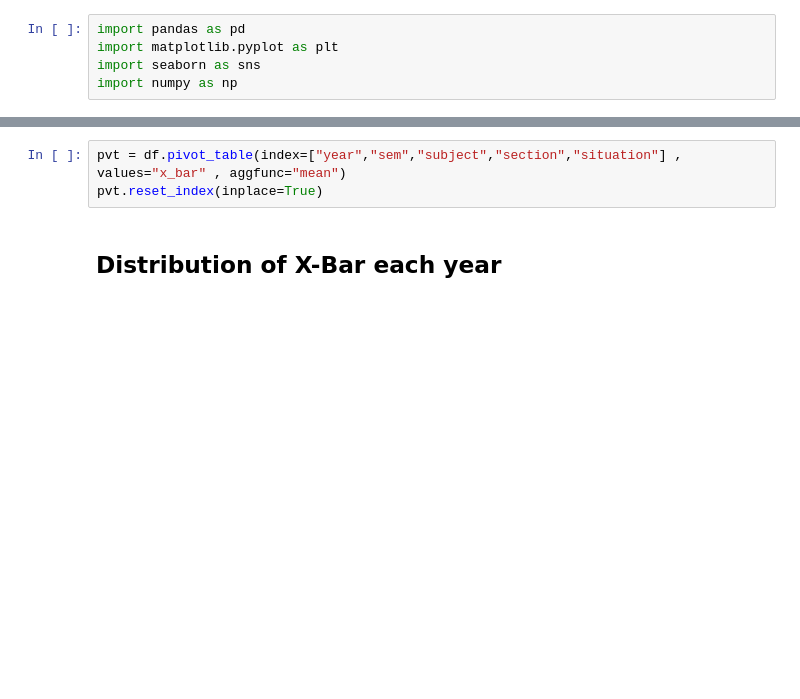
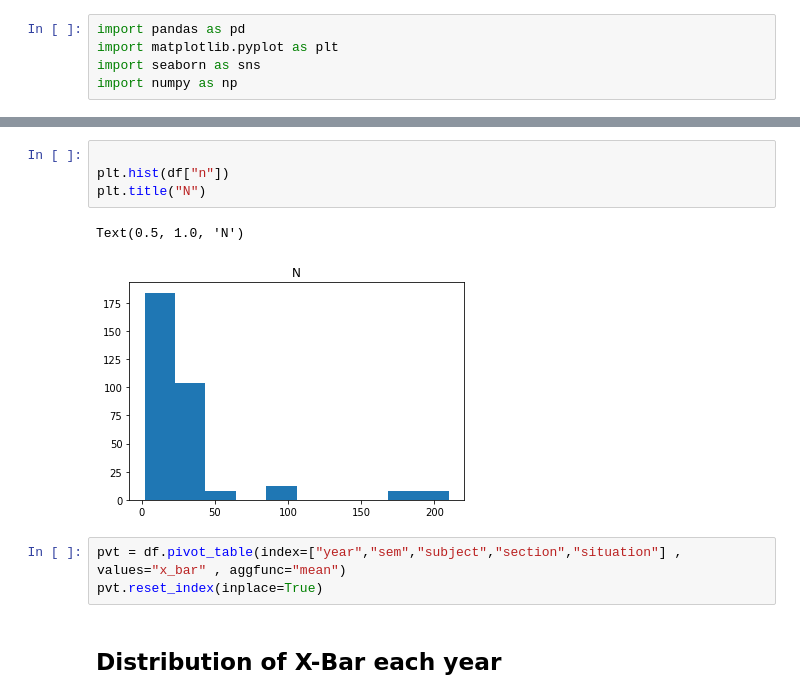
Before and after one commit to sunwasan/DSI200, a Jupyter notebook: 3.exploratory.ipynb, the cells around one changed output, grey strips where cells are left out. Cells and saved outputs as stored; diff of their text form; blank space fills up the shorter version.

```diff
--- a/3.exploratory.ipynb
+++ b/3.exploratory.ipynb
@@ -9,3 +31,10 @@ df.drop(columns= "Unnamed: 0" , inplace= True)
+# %%
+
+plt.hist(df["n"])
+plt.title("N")
+# %% [output]
+Text(0.5, 1.0, 'N')
+[figure, added]
 # %%
 pvt = df.pivot_table(index=["year","sem","subject","section","situation"] , values="x_bar" , aggfunc="mean")
 pvt.reset_index(inplace=True)
```
Also changed, not shown: parts of 50 cells of this notebook, 2 other files.
